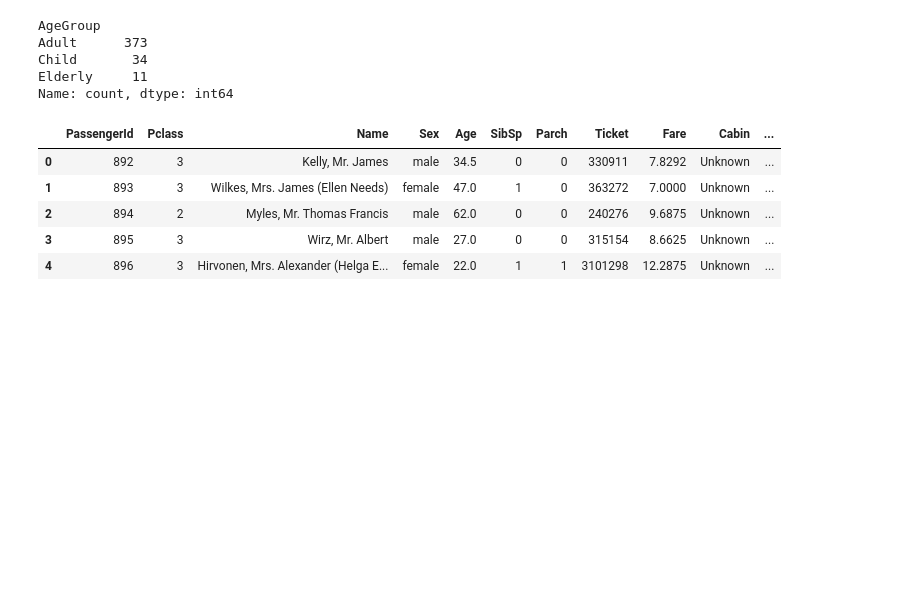
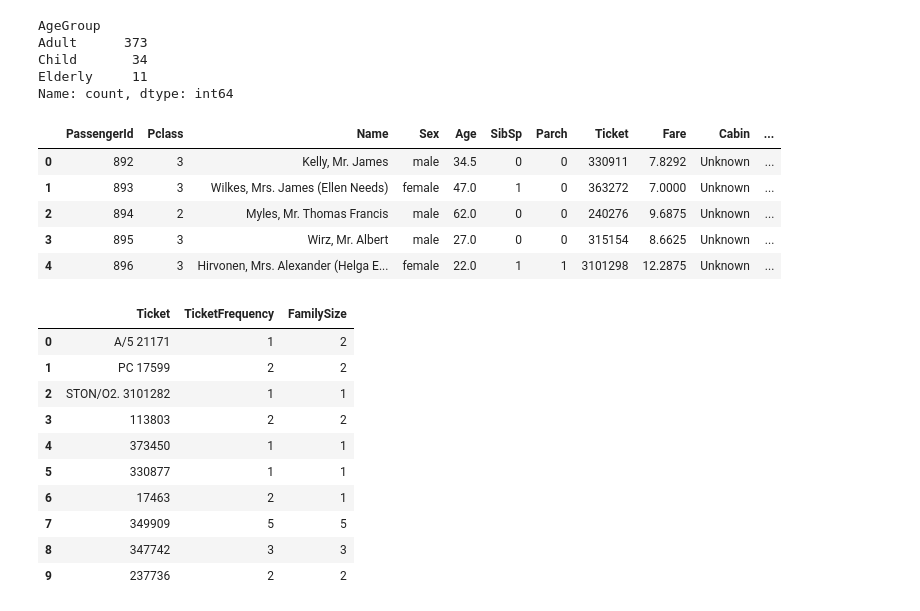
Before and after one commit to Baaunn/Titanic_Kaggle, a Jupyter notebook: feature_engineering.ipynb, the cells around one changed output. Saved outputs shown, nothing was run; the diff lists cells and outputs as text; code cells hidden in the pictures; blank space fills up the shorter version.

Commit message:
TicketFrequency 추가

```diff
--- a/feature_engineering.ipynb
+++ b/feature_engineering.ipynb
@@ -347,6 +347,24 @@ df_test.head()
 | 2 | 894 | 2 | Myles, Mr. Thomas Francis | male | 62.0 | 0 | 0 | 240276 | 9.6875 | Unknown | ... |
 | 3 | 895 | 3 | Wirz, Mr. Albert | male | 27.0 | 0 | 0 | 315154 | 8.6625 | Unknown | ... |
 | 4 | 896 | 3 | Hirvonen, Mrs. Alexander (Helga E... | female | 22.0 | 1 | 1 | 3101298 | 12.2875 | Unknown | ... |
+# %%
+all_df = pd.concat([df_train, df_test], ignore_index=True)
+ticket_counts = all_df['Ticket'].value_counts()
+df_train['TicketFrequency'] = df_train['Ticket'].map(ticket_counts)
+df_test['TicketFrequency'] = df_test['Ticket'].map(ticket_counts)
+df_train[['Ticket', 'TicketFrequency', 'FamilySize']].head(10)
+# %% [output]
+|  | Ticket | TicketFrequency | FamilySize |
+| 0 | A/5 21171 | 1 | 2 |
+| 1 | PC 17599 | 2 | 2 |
+| 2 | STON/O2. 3101282 | 1 | 1 |
+| 3 | 113803 | 2 | 2 |
+| 4 | 373450 | 1 | 1 |
+| 5 | 330877 | 1 | 1 |
+| 6 | 17463 | 2 | 1 |
+| 7 | 349909 | 5 | 5 |
+| 8 | 347742 | 3 | 3 |
+| 9 | 237736 | 2 | 2 |
 # %%
 df_train.to_csv('./data/train_fe.csv', index = False)
 df_test.to_csv('./data/test_fe.csv', index = False)
```
